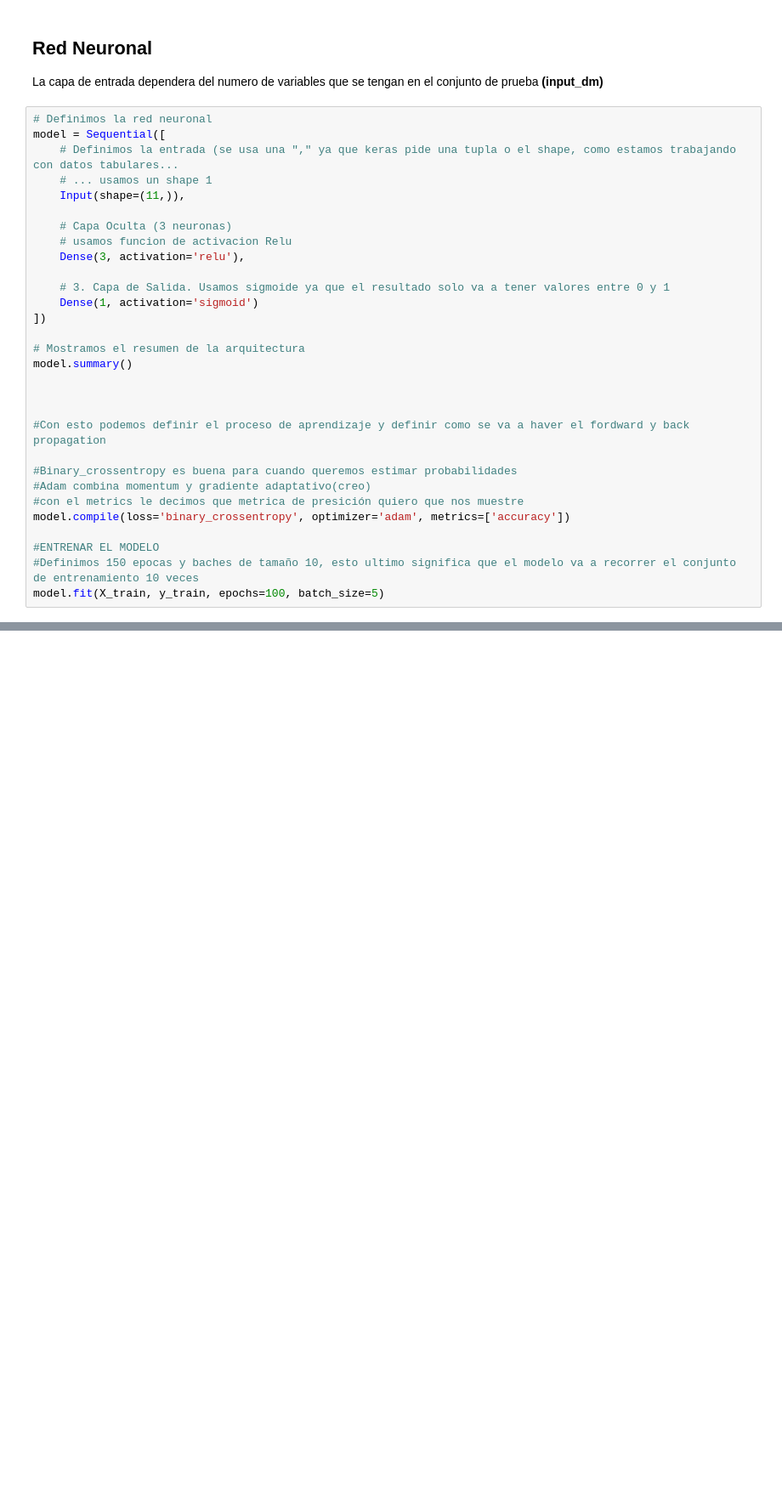
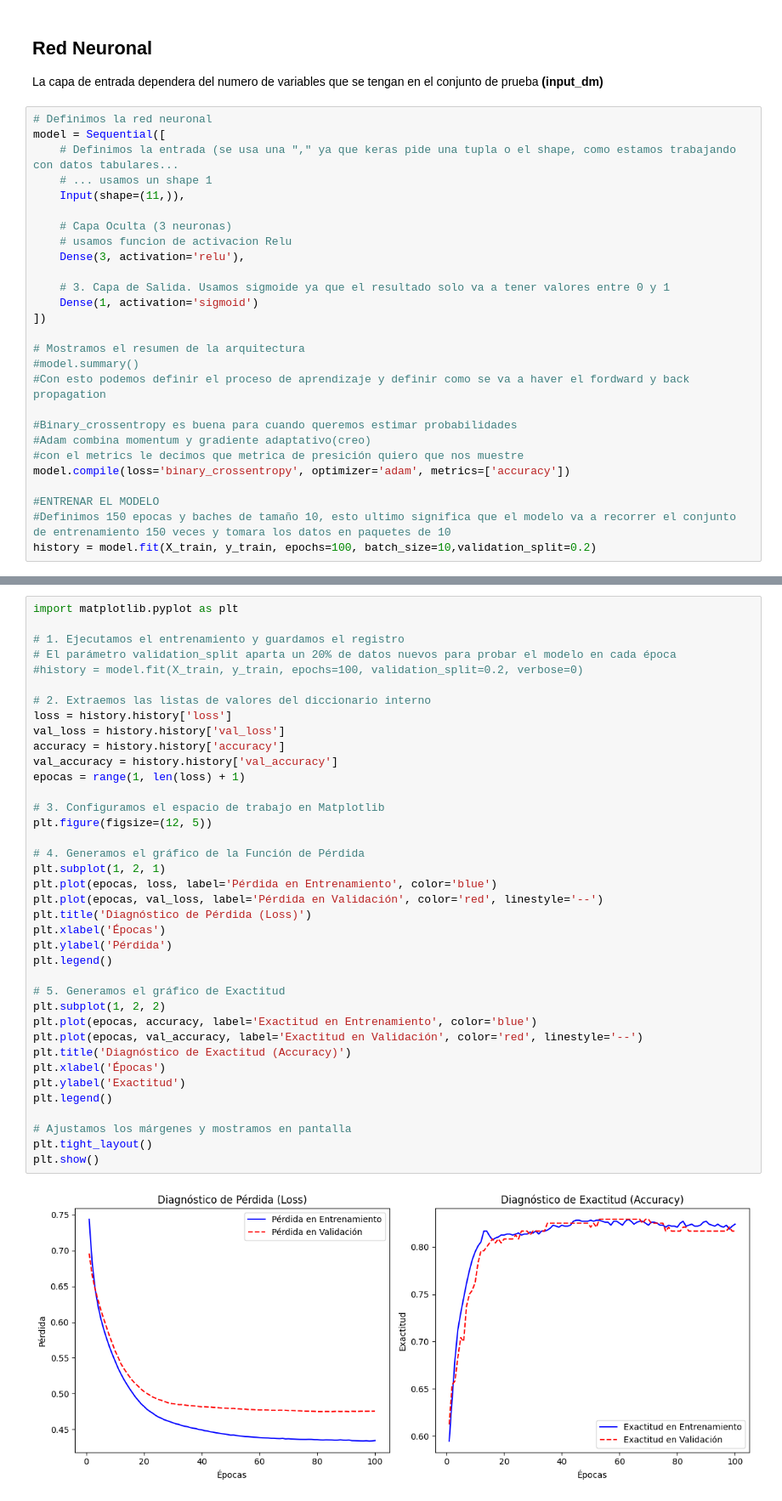
Before and after one commit to joserlandero/Redes_Neuronales, a Jupyter notebook: 01_redes_densas/01_ejercicio/01_keras.ipynb, the cells around one changed output, grey strips where cells are left out. Shown at 85% size. Drawn from its saved outputs; the diff is of its cells as text; blank space fills up the shorter version.

```diff
--- a/01_redes_densas/01_ejercicio/01_keras.ipynb
+++ b/01_redes_densas/01_ejercicio/01_keras.ipynb
@@ -47,10 +47,7 @@ model = Sequential([
 ])
 
 # Mostramos el resumen de la arquitectura
-model.summary()
-
-
-
+#model.summary()
 #Con esto podemos definir el proceso de aprendizaje y definir como se va a haver el fordward y back propagation
 
 #Binary_crossentropy es buena para cuando queremos estimar probabilidades
@@ -59,6 +56,6 @@ model.summary()
 model.compile(loss='binary_crossentropy', optimizer='adam', metrics=['accuracy'])
 
 #ENTRENAR EL MODELO
-#Definimos 150 epocas y baches de tamaño 10, esto ultimo significa que el modelo va a recorrer el conjunto de entrenamiento 10 veces
-model.fit(X_train, y_train, epochs=100, batch_size=5)
+#Definimos 150 epocas y baches de tamaño 10, esto ultimo significa que el modelo va a recorrer el conjunto de entrenamiento 150 veces y tomara los datos en paquetes de 10
+history = model.fit(X_train, y_train, epochs=100, batch_size=10,validation_split=0.2)
 # %% [output]
@@ -110,3 +79,43 @@ Epoch 100/100
+# %%
+import matplotlib.pyplot as plt
+
+# 1. Ejecutamos el entrenamiento y guardamos el registro
+# El parámetro validation_split aparta un 20% de datos nuevos para probar el modelo en cada época
+#history = model.fit(X_train, y_train, epochs=100, validation_split=0.2, verbose=0)
+
+# 2. Extraemos las listas de valores del diccionario interno
+loss = history.history['loss']
+val_loss = history.history['val_loss']
+accuracy = history.history['accuracy']
+val_accuracy = history.history['val_accuracy']
+epocas = range(1, len(loss) + 1)
+
+# 3. Configuramos el espacio de trabajo en Matplotlib
+plt.figure(figsize=(12, 5))
+
+# 4. Generamos el gráfico de la Función de Pérdida
+plt.subplot(1, 2, 1)
+plt.plot(epocas, loss, label='Pérdida en Entrenamiento', color='blue')
+plt.plot(epocas, val_loss, label='Pérdida en Validación', color='red', linestyle='--')
+plt.title('Diagnóstico de Pérdida (Loss)')
+plt.xlabel('Épocas')
+plt.ylabel('Pérdida')
+plt.legend()
+
+# 5. Generamos el gráfico de Exactitud
+plt.subplot(1, 2, 2)
+plt.plot(epocas, accuracy, label='Exactitud en Entrenamiento', color='blue')
+plt.plot(epocas, val_accuracy, label='Exactitud en Validación', color='red', linestyle='--')
+plt.title('Diagnóstico de Exactitud (Accuracy)')
+plt.xlabel('Épocas')
+plt.ylabel('Exactitud')
+plt.legend()
+
+# Ajustamos los márgenes y mostramos en pantalla
+plt.tight_layout()
+plt.show()
+# %% [output]
+[figure, added]
 # %%
 import torch
 import torch.nn as nn
```
Also changed, not shown: parts of 4 cells of this notebook, 1 other file.
